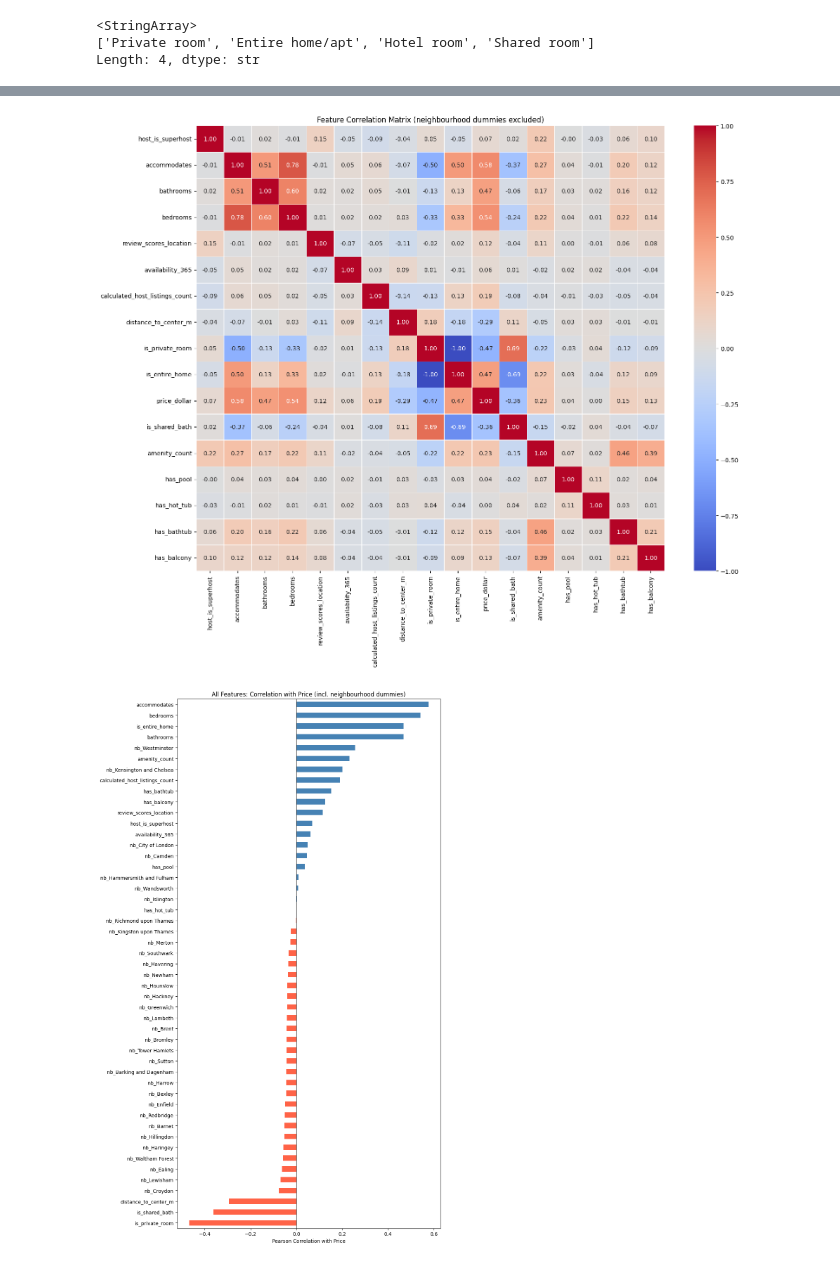
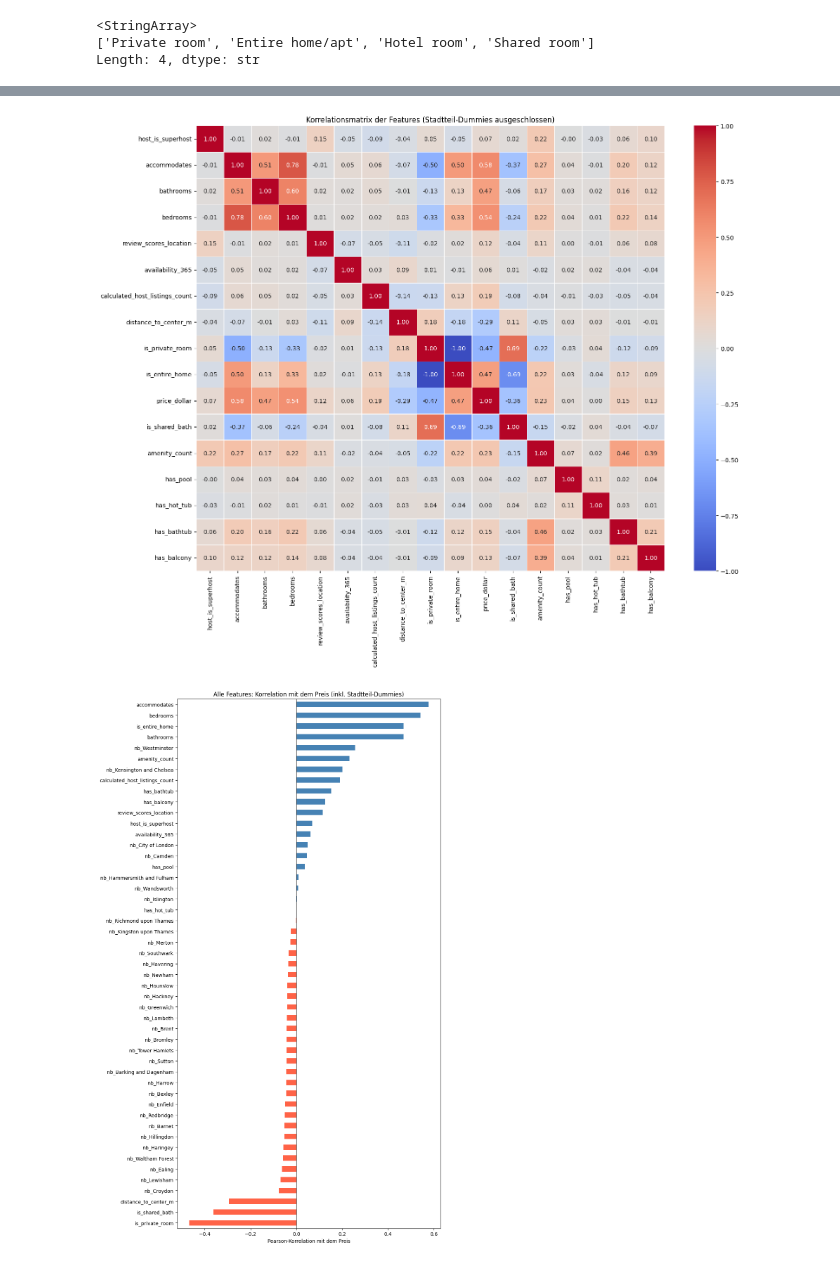
Before and after one commit to pa19duxu/AirbnbPrices, a Jupyter notebook: Prediction.ipynb, the cells around one changed output, grey strips where cells are left out. Saved outputs shown, nothing was run; the diff lists cells and outputs as text; code cells hidden in the pictures.

```diff
--- a/Prediction.ipynb
+++ b/Prediction.ipynb
@@ -122,20 +123,20 @@ df = df.drop(columns='neighbourhood_cleansed')
 # %%
 def calculate_haversine_distance(lat_series, lon_series, center_lat, center_lon):
     """
-    Calculate the straight-line distance (in meters) between each listing and a fixed point.
+    Berechnet die Luftlinien-Entfernung (in Metern) zwischen jedem Inserat und einem festen Punkt.
 
-    Uses the Haversine formula, which correctly accounts for the Earth's curvature.
-    The function is vectorized — it processes the entire column at once, which is very fast.
+    Verwendet die Haversine-Formel, die die Erdkrümmung korrekt berücksichtigt.
+    Die Funktion ist vektorisiert – sie verarbeitet die gesamte Spalte auf einmal (sehr schnell).
     """
-    R = 6371000.0  # Earth's radius in meters
+    R = 6371000.0  # Erdradius in Metern
 
-    # Convert degrees → radians (required for Python's trig functions)
+    # Grad in Bogenmaß umrechnen (für trigonometrische Funktionen erforderlich)
     phi1         = np.radians(lat_series)
     phi2         = np.radians(center_lat)
     delta_phi    = np.radians(center_lat - lat_series)
     delta_lambda = np.radians(center_lon - lon_series)
 
-    # Haversine formula
+    # Haversine-Formel
     a = np.sin(delta_phi / 2.0)**2 + np.cos(phi1) * np.cos(phi2) * np.sin(delta_lambda / 2.0)**2
     c = 2 * np.arctan2(np.sqrt(a), np.sqrt(1 - a))
 
@@ -259,43 +263,43 @@ amenity_count:  mean=33.4  min=0  max=96
 # %%
-# ── Feature Correlation Analysis ──────────────────────────────────────────────
+# ── Korrelationsanalyse der Features ──────────────────────────────────────────
 #
-# Plot 1 — Heatmap of all engineered features (neighbourhood dummies excluded).
-#   The 33 nb_* columns are one-hot encoded and mutually exclusive, so their
-#   cross-correlations are uninformative and would make the matrix unreadable.
+# Diagramm 1 – Heatmap aller erstellten Features (Stadtteil-Dummies ausgeschlossen).
+#   Die 33 nb_*-Spalten sind One-Hot-kodiert und schließen sich gegenseitig aus.
+#   Ihre Kreuzkorrelationen sind daher nichtssagend und würden die Matrix unleserlich machen.
 #
-# Plot 2 — Bar chart of EVERY feature's correlation with price, including the
-#   neighbourhood dummies. This shows which boroughs push prices up or down.
+# Diagramm 2 – Balkendiagramm der Korrelation ALLER Features mit dem Preis,
+#   einschließlich der Stadtteil-Dummies. Zeigt, welche Stadtbezirke den Preis erhöhen oder senken.
 
 non_dummy_cols = [c for c in df.columns if not c.startswith('nb_')]
 corr_matrix = df[non_dummy_cols].corr()
 
 fig, ax = plt.subplots(figsize=(16, 13))
 sns.heatmap(
     corr_matrix,
     annot=True,
     fmt='.2f',
     cmap='coolwarm',
     center=0,
     vmin=-1, vmax=1,
     linewidths=0.4,
     ax=ax,
 )
-ax.set_title('Feature Correlation Matrix (neighbourhood dummies excluded)')
+ax.set_title('Korrelationsmatrix der Features (Stadtteil-Dummies ausgeschlossen)')
 plt.tight_layout()
 plt.show()
 
-# ── All features vs price (including neighbourhood dummies) ───────────────────
+# ── Alle Features vs. Preis (inkl. Stadtteil-Dummies) ────────────────────────
 price_corr = df.corr(numeric_only=True)['price_dollar'].drop('price_dollar').sort_values()
 
 colors = ['tomato' if v < 0 else 'steelblue' for v in price_corr]
 fig, ax = plt.subplots(figsize=(10, 16))
 price_corr.plot(kind='barh', ax=ax, color=colors)
 ax.axvline(0, color='black', linewidth=0.8)
-ax.set_xlabel('Pearson Correlation with Price')
-ax.set_title('All Features: Correlation with Price (incl. neighbourhood dummies)')
+ax.set_xlabel('Pearson-Korrelation mit dem Preis')
+ax.set_title('Alle Features: Korrelation mit dem Preis (inkl. Stadtteil-Dummies)')
 plt.tight_layout()
 plt.show()
 # %% [output]
-[figure, old version]
+[figure, new version]
-[figure, old version]
+[figure, new version]
 # %%
```
Also changed, not shown: parts of 23 cells of this notebook.
